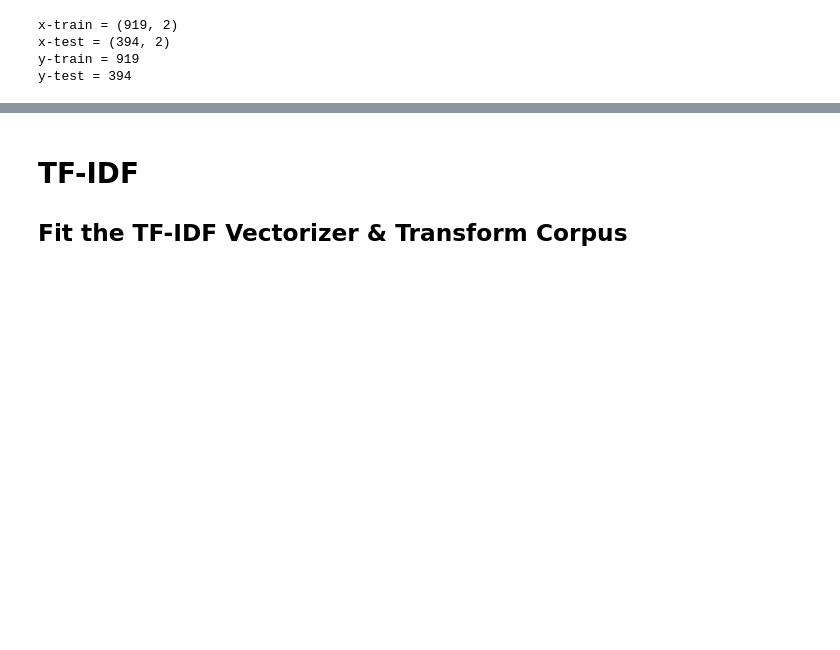
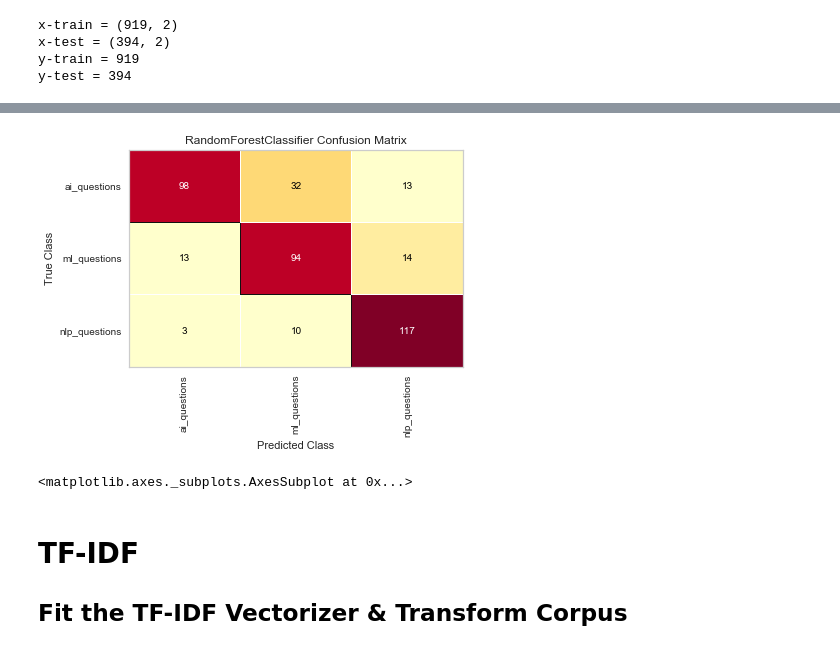
Before and after one commit to Jason-Adam/stack-nlp, a Jupyter notebook: stack_nlp.ipynb, the cells around one changed output, grey strips where cells are left out. Saved outputs shown, nothing was run; the diff lists cells and outputs as text; code cells hidden in the pictures; blank space fills up the shorter version.

```diff
--- a/stack_nlp.ipynb
+++ b/stack_nlp.ipynb
@@ -140,3 +190,11 @@ y-test = 394
+# %%
+cm_count = ConfusionMatrix(count_clf, classes=COLLECTIONS)
+cm_count.fit(count_vector, y_train)
+cm_count.score(count_test_vector, y_test)
+cm_count.show()
+# %% [output]
+[figure, added]
+<matplotlib.axes._subplots.AxesSubplot at 0x...>
 # %% [markdown]
 # TF-IDF
 
```
Also changed, not shown: parts of 40 cells of this notebook.
